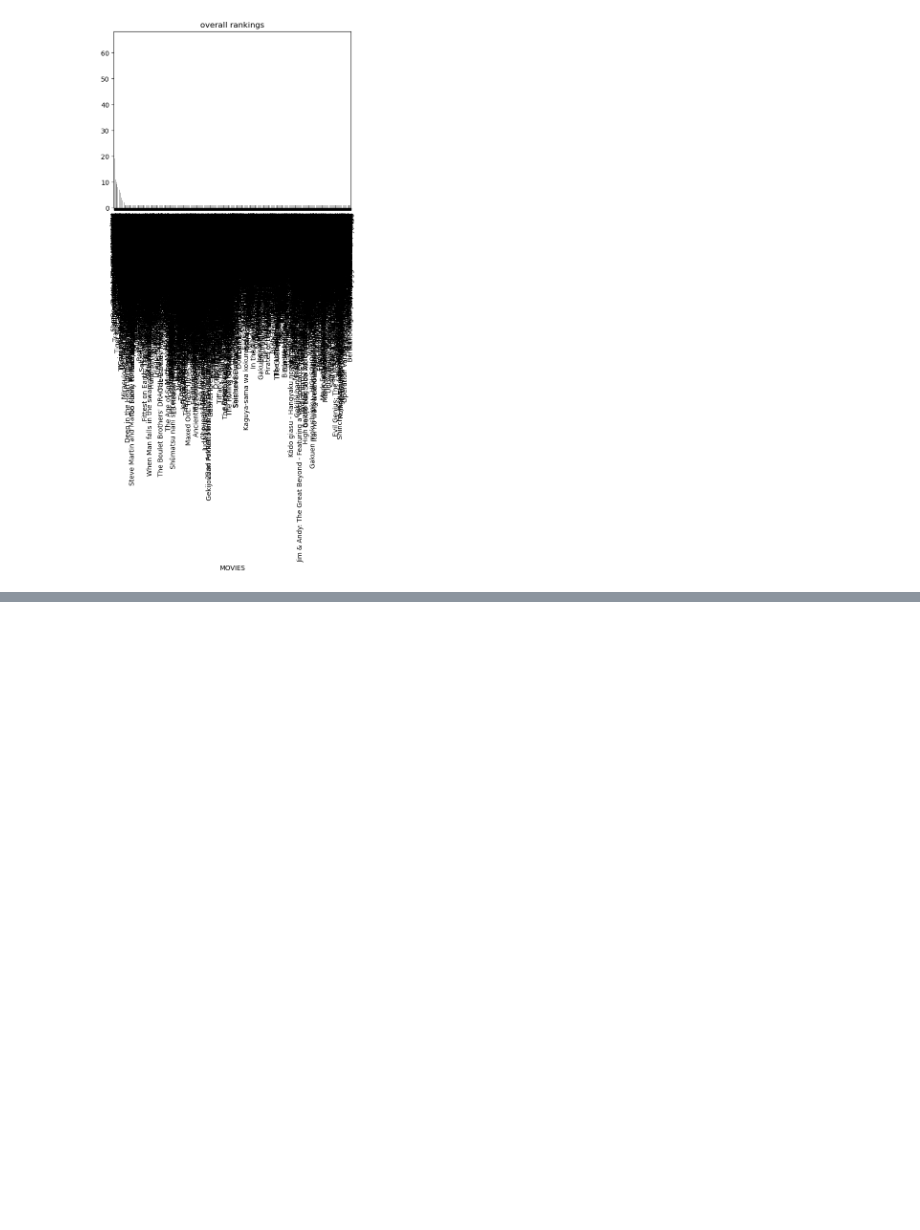
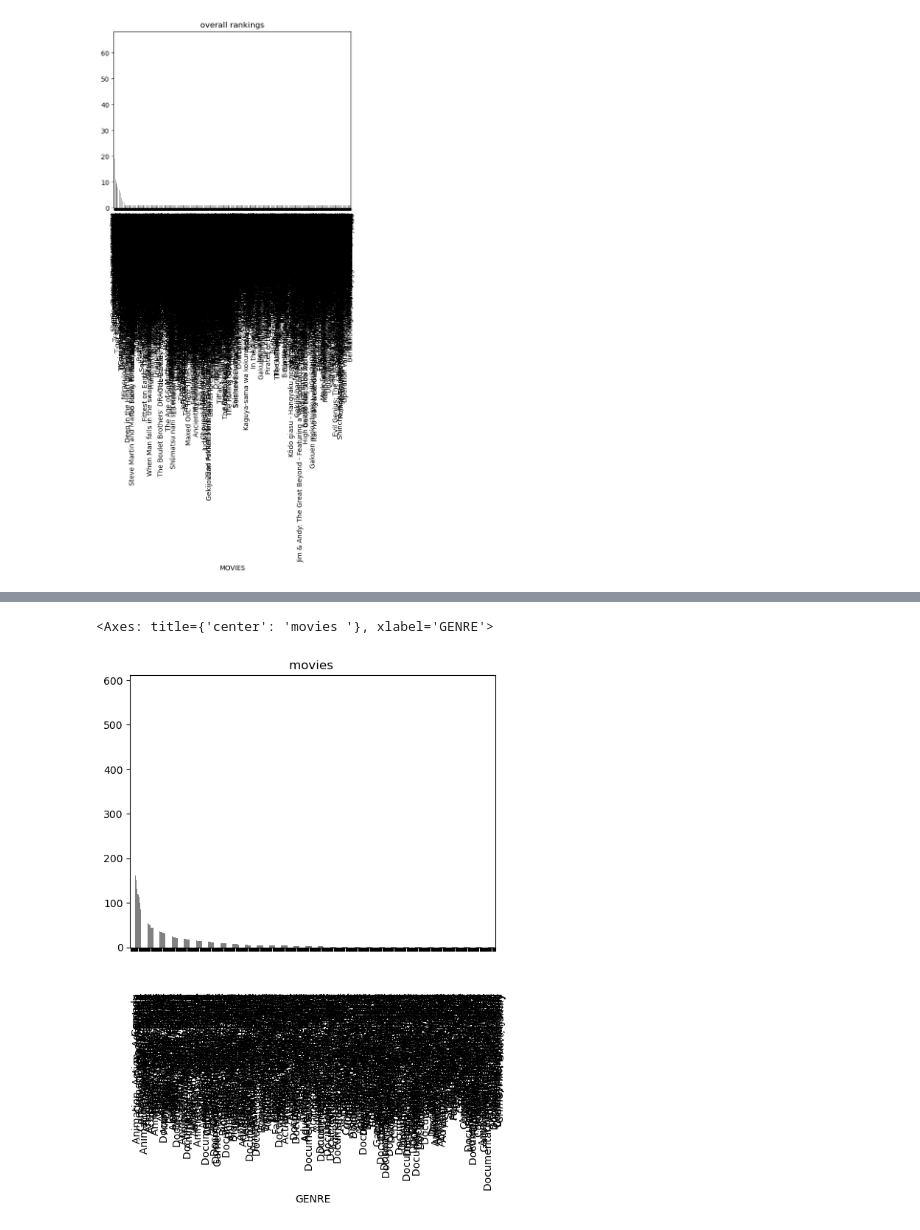
Before and after one commit to tahaassif161003/myproject., a Jupyter notebook: new.ipynb, the cells around one changed output, grey strips where cells are left out. Saved outputs shown, nothing was run; the diff lists cells and outputs as text; code cells hidden in the pictures; blank space fills up the shorter version.

```diff
--- a/new.ipynb
+++ b/new.ipynb
@@ -209,0 +219,5 @@ df1["MOVIES"].value_counts().plot(kind = "bar", title = "overall rankings", colo
+# %%
+df1["GENRE"].value_counts().plot(kind = "bar", title = "movies ", color = "gray")
+# %% [output]
+<Axes: title={'center': 'movies '}, xlabel='GENRE'>
+[figure, added]
```
Also changed, not shown: parts of 5 cells of this notebook.
